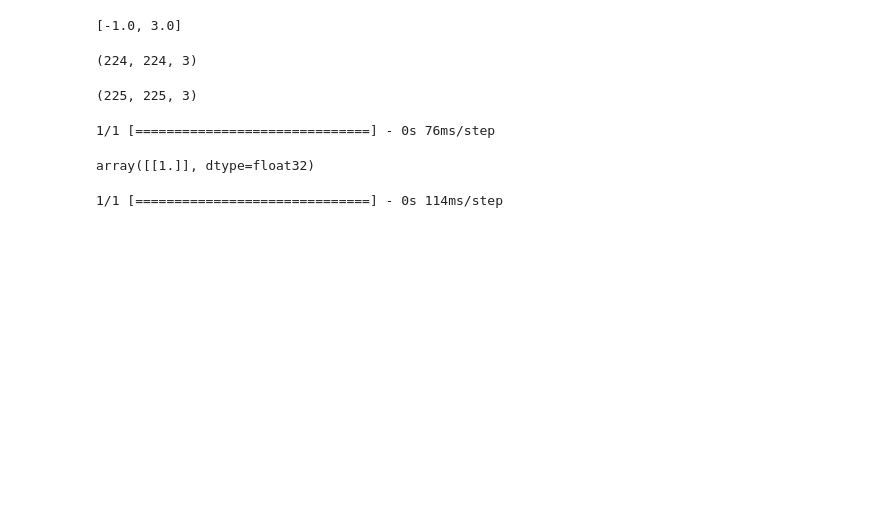
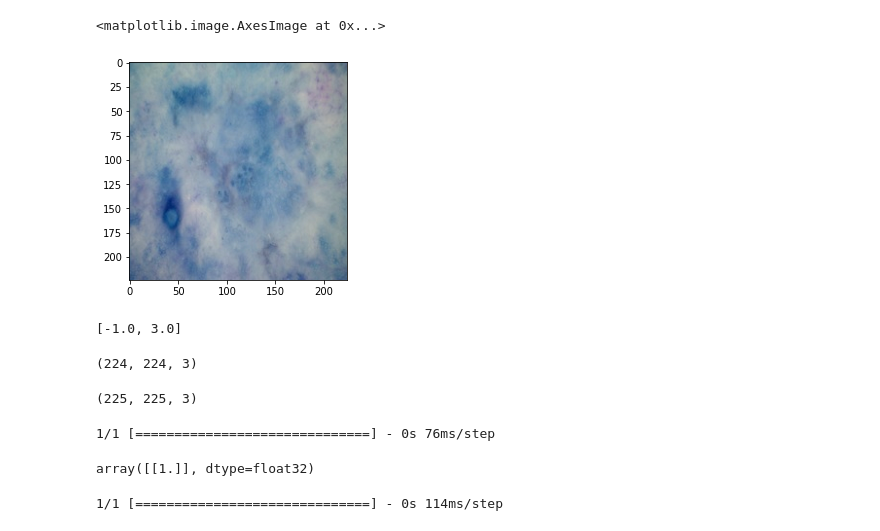
Before and after one commit to rithurajnambiar17/skin-cancer-classification, a Jupyter notebook: notebooks/temp.ipynb, the cells around one changed output. Drawn from its saved outputs; the diff is of its cells as text; code cells hidden in the pictures; blank space fills up the shorter version.

```diff
--- a/notebooks/temp.ipynb
+++ b/notebooks/temp.ipynb
@@ -9,3 +61,8 @@ img.shape
+# %%
+plt.imshow(normalize(img))
+# %% [output]
+<matplotlib.image.AxesImage at 0x...>
+[figure, added]
 # %%
 generator = trainGenerator = tf.keras.preprocessing.image.ImageDataGenerator(
     rescale = 1./255,
```
Also changed, not shown: parts of 7 cells of this notebook, 16 other files.
